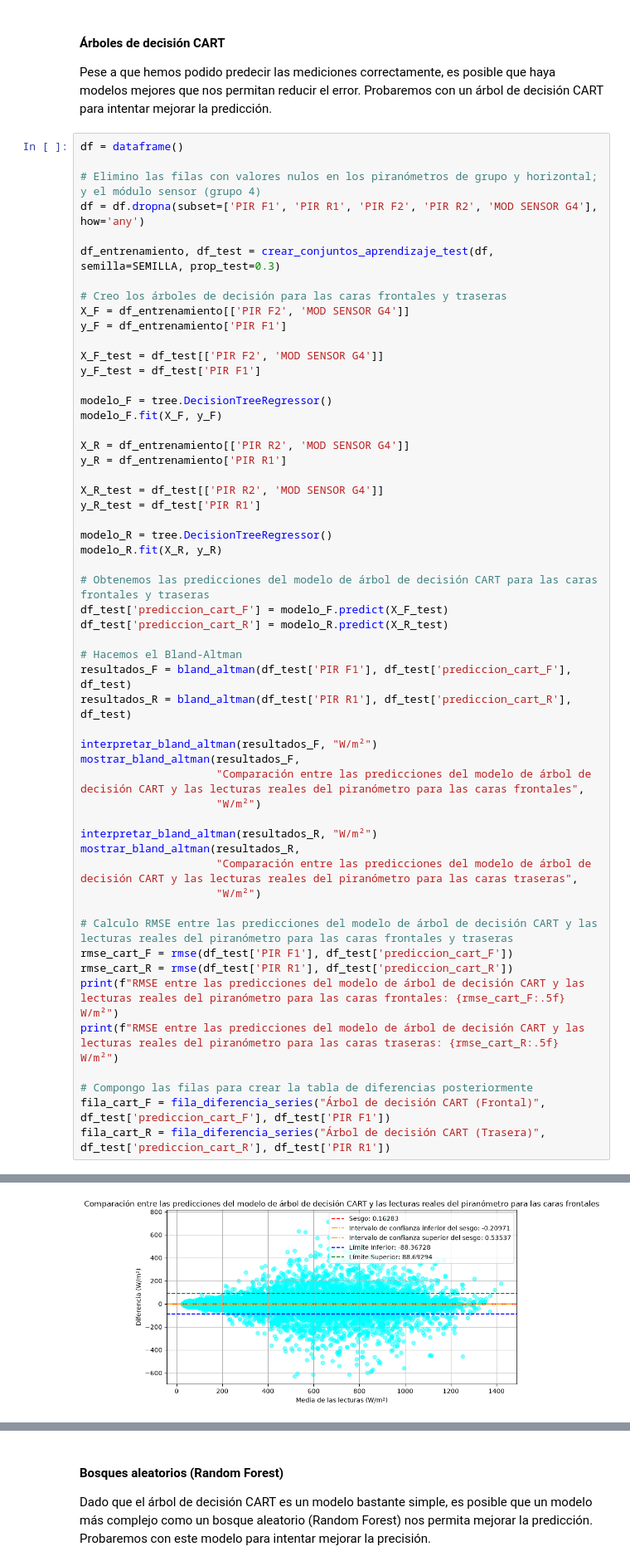
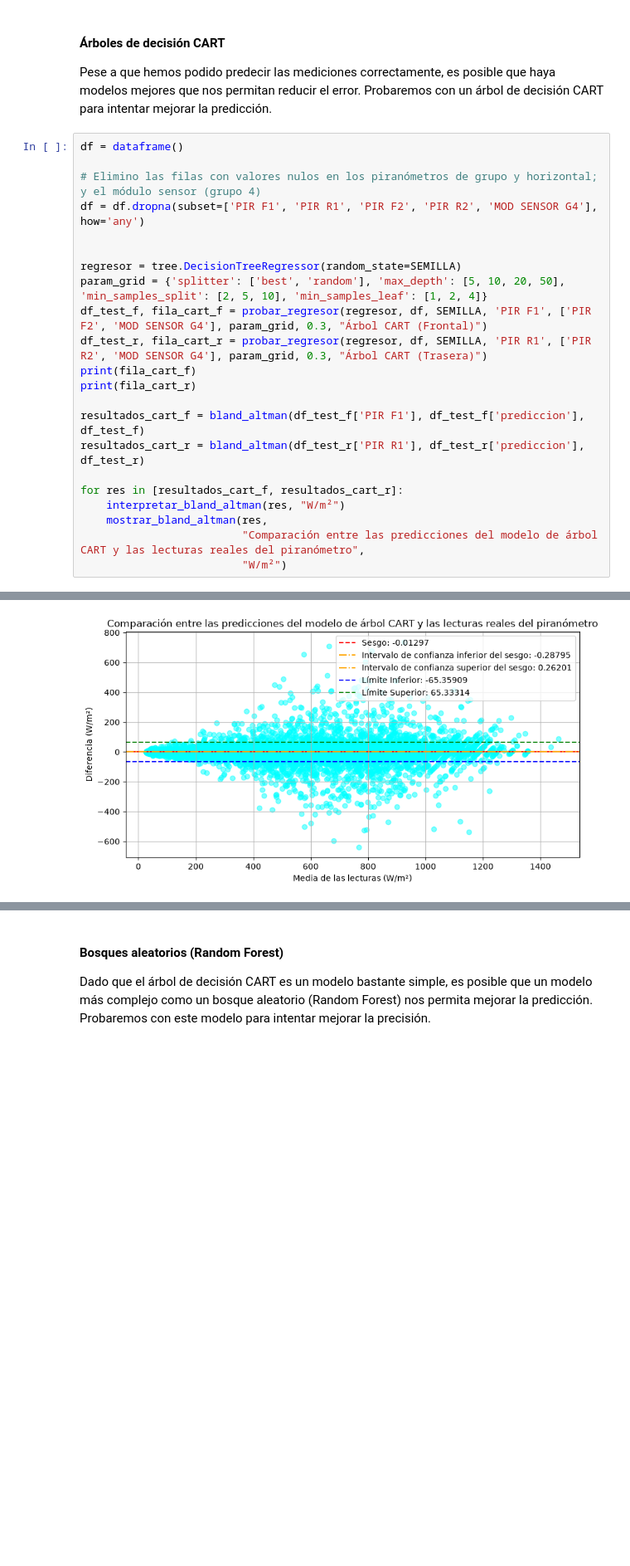
Before and after one commit to jcv00036/extracurriculares_simidat_scripts, a Jupyter notebook: cuadernos/estudio_variables.ipynb, the cells around one changed output, grey strips where cells are left out. Shown at 83% size. Drawn from its saved outputs; the diff is of its cells as text; blank space fills up the shorter version.

```diff
--- a/cuadernos/estudio_variables.ipynb
+++ b/cuadernos/estudio_variables.ipynb
@@ -404,52 +364,20 @@ df = dataframe()
 # Elimino las filas con valores nulos en los piranómetros de grupo y horizontal; y el módulo sensor (grupo 4)
 df = df.dropna(subset=['PIR F1', 'PIR R1', 'PIR F2', 'PIR R2', 'MOD SENSOR G4'], how='any')
 
-df_entrenamiento, df_test = crear_conjuntos_aprendizaje_test(df, semilla=SEMILLA, prop_test=0.3)
 
-# Creo los árboles de decisión para las caras frontales y traseras
-X_F = df_entrenamiento[['PIR F2', 'MOD SENSOR G4']]
-y_F = df_entrenamiento['PIR F1']
+regresor = tree.DecisionTreeRegressor(random_state=SEMILLA)
+param_grid = {'splitter': ['best', 'random'], 'max_depth': [5, 10, 20, 50], 'min_samples_split': [2, 5, 10], 'min_samples_leaf': [1, 2, 4]}
+df_test_f, fila_cart_f = probar_regresor(regresor, df, SEMILLA, 'PIR F1', ['PIR F2', 'MOD SENSOR G4'], param_grid, 0.3, "Árbol CART (Frontal)")
+df_test_r, fila_cart_r = probar_regresor(regresor, df, SEMILLA, 'PIR R1', ['PIR R2', 'MOD SENSOR G4'], param_grid, 0.3, "Árbol CART (Trasera)")
+print(fila_cart_f)
+print(fila_cart_r)
 
-X_F_test = df_test[['PIR F2', 'MOD SENSOR G4']]
-y_F_test = df_test['PIR F1']
+resultados_cart_f = bland_altman(df_test_f['PIR F1'], df_test_f['prediccion'], df_test_f)
+resultados_cart_r = bland_altman(df_test_r['PIR R1'], df_test_r['prediccion'], df_test_r)
 
-modelo_F = tree.DecisionTreeRegressor()
-modelo_F.fit(X_F, y_F)
-
-X_R = df_entrenamiento[['PIR R2', 'MOD SENSOR G4']]
-y_R = df_entrenamiento['PIR R1']
-
-X_R_test = df_test[['PIR R2', 'MOD SENSOR G4']]
-y_R_test = df_test['PIR R1']
-
-modelo_R = tree.DecisionTreeRegressor()
-modelo_R.fit(X_R, y_R)
-
-# Obtenemos las predicciones del modelo de árbol de decisión CART para las caras frontales y traseras
-df_test['prediccion_cart_F'] = modelo_F.predict(X_F_test)
-df_test['prediccion_cart_R'] = modelo_R.predict(X_R_test)
-
-# Hacemos el Bland-Altman
-resultados_F = bland_altman(df_test['PIR F1'], df_test['prediccion_cart_F'], df_test)
-resultados_R = bland_altman(df_test['PIR R1'], df_test['prediccion_cart_R'], df_test)
-
-interpretar_bland_altman(resultados_F, "W/m²")
-mostrar_bland_altman(resultados_F,
-                     "Comparación entre las predicciones del modelo de árbol de decisión CART y las lecturas reales del piranómetro para las caras frontales",
-                     "W/m²")
-
-interpretar_bland_altman(resultados_R, "W/m²")
-mostrar_bland_altman(resultados_R,
-                     "Comparación entre las predicciones del modelo de árbol de decisión CART y las lecturas reales del piranómetro para las caras traseras",
-                     "W/m²")
-
-# Calculo RMSE entre las predicciones del modelo de árbol de decisión CART y las lecturas reales del piranómetro para las caras frontales y traseras
-rmse_cart_F = rmse(df_test['PIR F1'], df_test['prediccion_cart_F'])
-rmse_cart_R = rmse(df_test['PIR R1'], df_test['prediccion_cart_R'])
-print(f"RMSE entre las predicciones del modelo de árbol de decisión CART y las lecturas reales del piranómetro para las caras frontales: {rmse_cart_F:.5f} W/m²")
-print(f"RMSE entre las predicciones del modelo de árbol de decisión CART y las lecturas reales del piranómetro para las caras traseras: {rmse_cart_R:.5f} W/m²")
-
-# Compongo las filas para crear la tabla de diferencias posteriormente
-fila_cart_F = fila_diferencia_series("Árbol de decisión CART (Frontal)", df_test['prediccion_cart_F'], df_test['PIR F1'])
-fila_cart_R = fila_diferencia_series("Árbol de decisión CART (Trasera)", df_test['prediccion_cart_R'], df_test['PIR R1'])
+for res in [resultados_cart_f, resultados_cart_r]:
+    interpretar_bland_altman(res, "W/m²")
+    mostrar_bland_altman(res,
+                         "Comparación entre las predicciones del modelo de árbol CART y las lecturas reales del piranómetro",
+                         "W/m²")
 # %% [output]
@@ -461,4 +399,4 @@ Interpretación del resultado:
 - La línea de igualdad (y=0) está dentro del intervalo de confianza del sesgo, por lo que el sesgo no es estadísticamente significativo.
-[figure, old version]
+[figure, new version]
 Interpretación del resultado:
 - El p-valor del test de normalidad es 0.01000, lo que indica que las diferencias no siguen una distribución normal.
```
Also changed, not shown: parts of 13 cells of this notebook, 3 other files.
